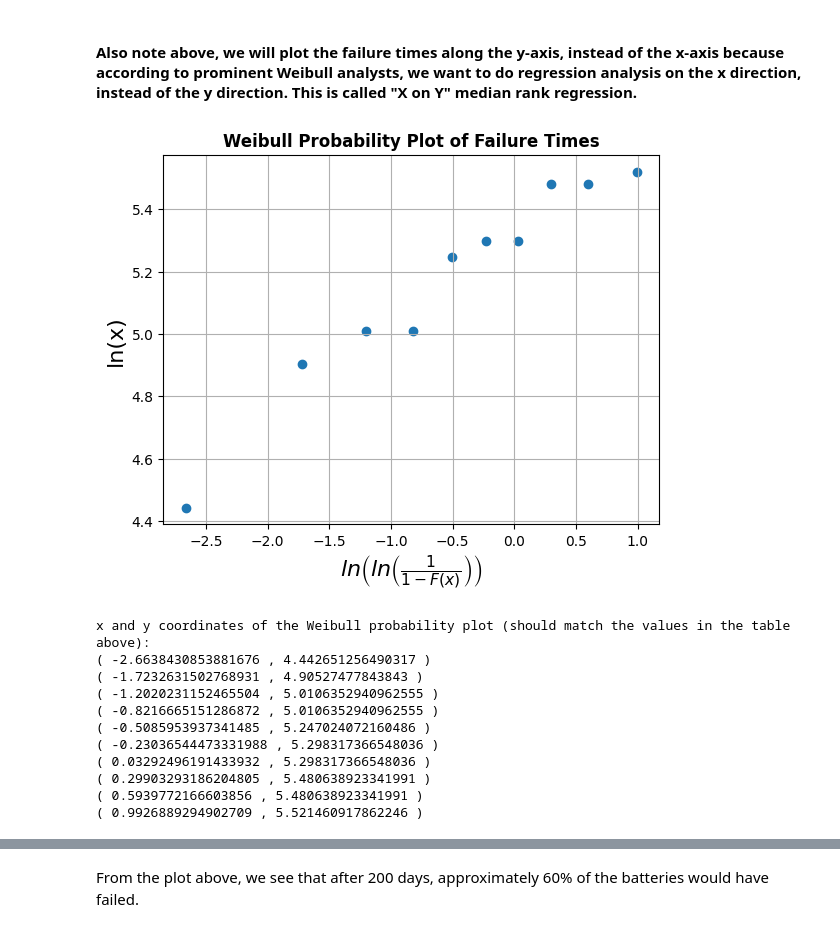
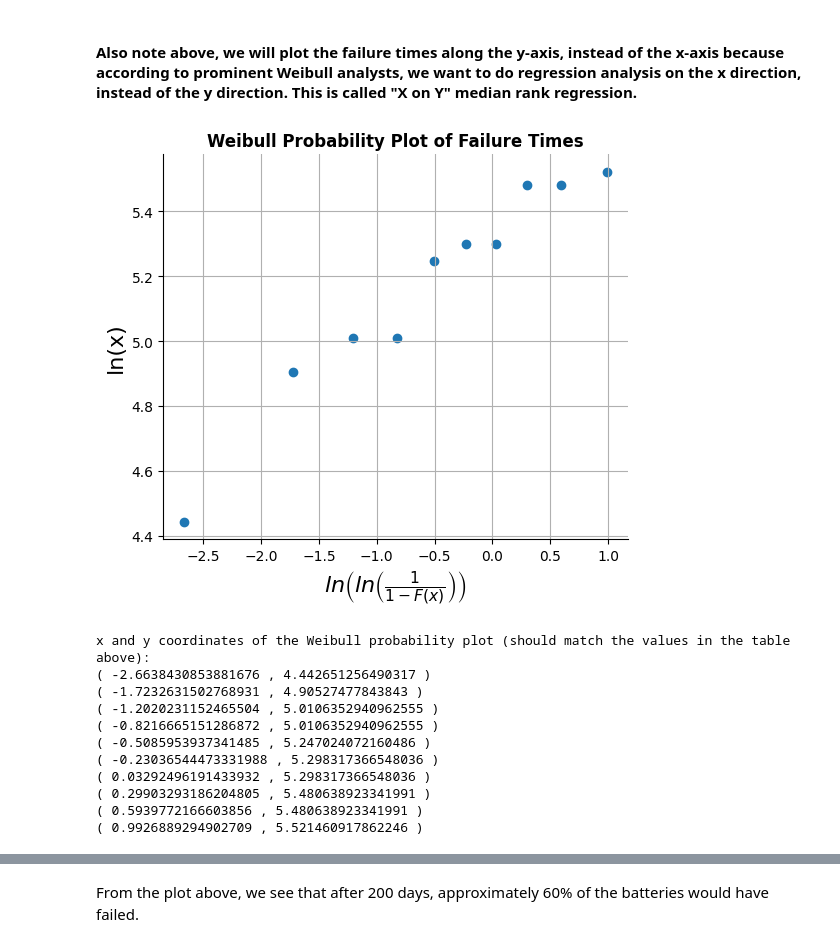
Before and after one commit to pybokeh/forecasting, a Jupyter notebook: notebooks/Weibull_Analysis.ipynb, the cells around one changed output, grey strips where cells are left out. Saved outputs shown, nothing was run; the diff lists cells and outputs as text; code cells hidden in the pictures.

```diff
--- a/notebooks/Weibull_Analysis.ipynb
+++ b/notebooks/Weibull_Analysis.ipynb
@@ -90,22 +90,25 @@ from numpy import log as ln
 # %%
 data = np.array([85,135,150,150,190,200,200,240,240,250])
 y = ln(data)
 rank = np.arange(1,data.size+1)  # ranks = {1, 2, 3, ... 10}
 median_rank = (rank - 0.3)/(rank.size + 0.4)
 x = ln(-ln(1 - median_rank))
+
+fig, ax = plt.subplots(figsize=(6,5))
+ax.spines[['right', 'top']].set_visible(False)
 
 plt.scatter(x,y)
 plt.title("Weibull Probability Plot of Failure Times", weight='bold')
 plt.xlabel(r'$ln\left(ln\left(\frac{1}{1-F(x)}\right)\right)$', fontsize=16)
 plt.ylabel('ln(x)', fontsize=16)
 plt.grid()
 plt.show()
 
 print("x and y coordinates of the Weibull probability plot (should match the values in the table above):")
 for value in zip(x,y):
     print("( " + str(value[0]) + " , " + str(value[1]) + " )")
 # %% [output]
-[figure, old version]
+[figure, new version]
 x and y coordinates of the Weibull probability plot (should match the values in the table above):
 ( -2.6638430853881676 , 4.442651256490317 )
 ( -1.7232631502768931 , 4.90527477843843 )
```
Also changed, not shown: parts of 13 cells of this notebook, 9 other files.
